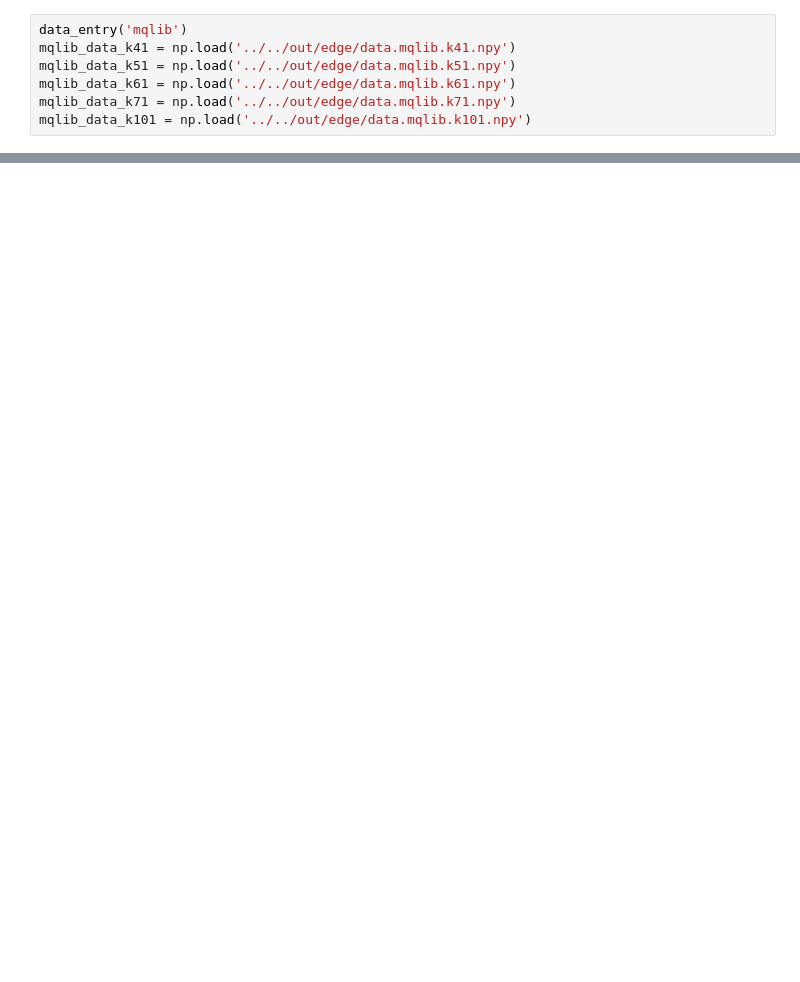
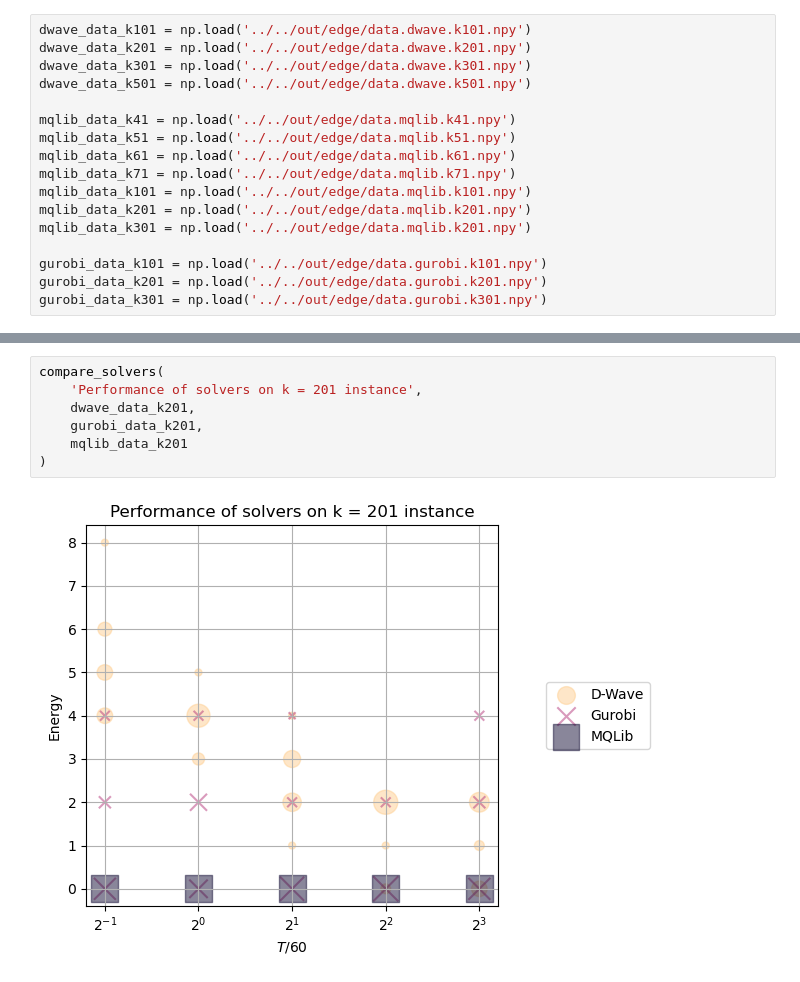
Before and after one commit to JoshCudby/quantum_pangenomics, a Jupyter notebook: edge_tangle/notebooks/edge_tangle_plotting.ipynb, the cells around one changed output, grey strips where cells are left out. Drawn from its saved outputs; the diff is of its cells as text; blank space fills up the shorter version.

```diff
--- a/edge_tangle/notebooks/edge_tangle_plotting.ipynb
+++ b/edge_tangle/notebooks/edge_tangle_plotting.ipynb
@@ -22,7 +33,17 @@ def data_entry(solver):
 # %%
-data_entry('mqlib')
+dwave_data_k101 = np.load('../../out/edge/data.dwave.k101.npy')
+dwave_data_k201 = np.load('../../out/edge/data.dwave.k201.npy')
+dwave_data_k301 = np.load('../../out/edge/data.dwave.k301.npy')
+dwave_data_k501 = np.load('../../out/edge/data.dwave.k501.npy')
+
 mqlib_data_k41 = np.load('../../out/edge/data.mqlib.k41.npy')
 mqlib_data_k51 = np.load('../../out/edge/data.mqlib.k51.npy')
 mqlib_data_k61 = np.load('../../out/edge/data.mqlib.k61.npy')
 mqlib_data_k71 = np.load('../../out/edge/data.mqlib.k71.npy')
 mqlib_data_k101 = np.load('../../out/edge/data.mqlib.k101.npy')
+mqlib_data_k201 = np.load('../../out/edge/data.mqlib.k201.npy')
+mqlib_data_k301 = np.load('../../out/edge/data.mqlib.k201.npy')
+
+gurobi_data_k101 = np.load('../../out/edge/data.gurobi.k101.npy')
+gurobi_data_k201 = np.load('../../out/edge/data.gurobi.k201.npy')
+gurobi_data_k301 = np.load('../../out/edge/data.gurobi.k301.npy')
@@ -145,2 +128,11 @@ compare_solvers(dwave_data_k201, gurobi_data_k201)
+# %%
+compare_solvers(
+    'Performance of solvers on k = 201 instance',
+    dwave_data_k201,
+    gurobi_data_k201,
+    mqlib_data_k201
+)
+# %% [output]
+[figure, added]
 # %%
 compare_problem_sizes(
```
Also changed, not shown: parts of 23 cells of this notebook, 2 other files.
